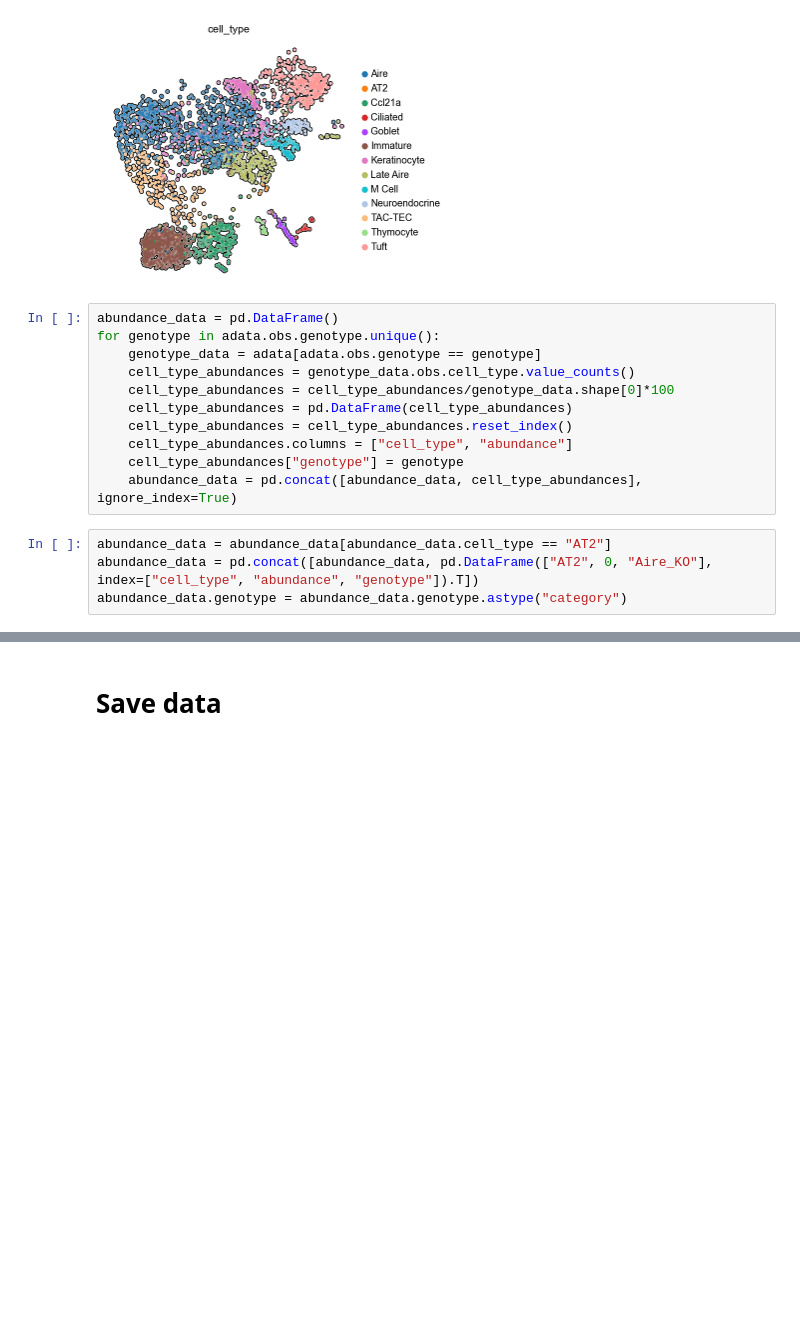
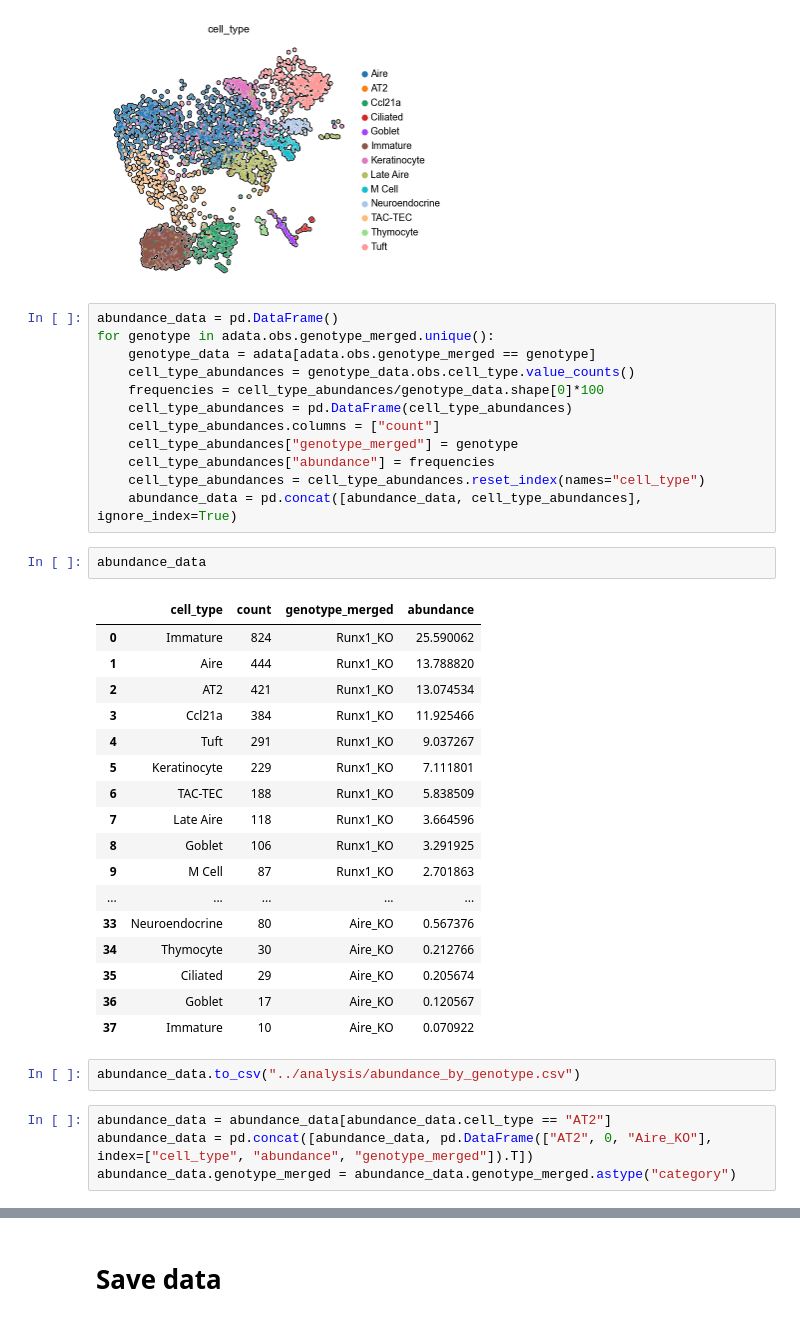
Before and after one commit to j-germino/Runx1-integration, a Jupyter notebook: code/integration.ipynb, the cells around one changed output, grey strips where cells are left out. Drawn from its saved outputs; the diff is of its cells as text; blank space fills up the shorter version.

```diff
--- a/code/integration.ipynb
+++ b/code/integration.ipynb
@@ -372,17 +370,40 @@ WARNING: saving figure to file ../analysis/umap_Runx1_WT_cell_types.pdf
 [figure]
 # %%
 abundance_data = pd.DataFrame()
-for genotype in adata.obs.genotype.unique():
-    genotype_data = adata[adata.obs.genotype == genotype]
+for genotype in adata.obs.genotype_merged.unique():
+    genotype_data = adata[adata.obs.genotype_merged == genotype]
     cell_type_abundances = genotype_data.obs.cell_type.value_counts()
-    cell_type_abundances = cell_type_abundances/genotype_data.shape[0]*100
+    frequencies = cell_type_abundances/genotype_data.shape[0]*100
     cell_type_abundances = pd.DataFrame(cell_type_abundances)
-    cell_type_abundances = cell_type_abundances.reset_index()
-    cell_type_abundances.columns = ["cell_type", "abundance"]
-    cell_type_abundances["genotype"] = genotype
+    cell_type_abundances.columns = ["count"]
+    cell_type_abundances["genotype_merged"] = genotype
+    cell_type_abundances["abundance"] = frequencies
+    cell_type_abundances = cell_type_abundances.reset_index(names="cell_type")
     abundance_data = pd.concat([abundance_data, cell_type_abundances], ignore_index=True)
+# %%
+abundance_data
+# %% [output]
+|  | cell_type | count | genotype_merged | abundance |
+| 0 | Immature | 824 | Runx1_KO | 25.590062 |
+| 1 | Aire | 444 | Runx1_KO | 13.788820 |
+| 2 | AT2 | 421 | Runx1_KO | 13.074534 |
+| 3 | Ccl21a | 384 | Runx1_KO | 11.925466 |
+| 4 | Tuft | 291 | Runx1_KO | 9.037267 |
+| 5 | Keratinocyte | 229 | Runx1_KO | 7.111801 |
+| 6 | TAC-TEC | 188 | Runx1_KO | 5.838509 |
+| 7 | Late Aire | 118 | Runx1_KO | 3.664596 |
+| 8 | Goblet | 106 | Runx1_KO | 3.291925 |
+| 9 | M Cell | 87 | Runx1_KO | 2.701863 |
+| ... | ... | ... | ... | ... |
+| 33 | Neuroendocrine | 80 | Aire_KO | 0.567376 |
+| 34 | Thymocyte | 30 | Aire_KO | 0.212766 |
+| 35 | Ciliated | 29 | Aire_KO | 0.205674 |
+| 36 | Goblet | 17 | Aire_KO | 0.120567 |
+| 37 | Immature | 10 | Aire_KO | 0.070922 |
+# %%
+abundance_data.to_csv("../analysis/abundance_by_genotype.csv")
 # %%
 abundance_data = abundance_data[abundance_data.cell_type == "AT2"]
-abundance_data = pd.concat([abundance_data, pd.DataFrame(["AT2", 0, "Aire_KO"], index=["cell_type", "abundance", "genotype"]).T])
-abundance_data.genotype = abundance_data.genotype.astype("category")
+abundance_data = pd.concat([abundance_data, pd.DataFrame(["AT2", 0, "Aire_KO"], index=["cell_type", "abundance", "genotype_merged"]).T])
+abundance_data.genotype_merged = abundance_data.genotype_merged.astype("category")
 # %%
```
Also changed, not shown: parts of 8 cells of this notebook, 8 other files.
